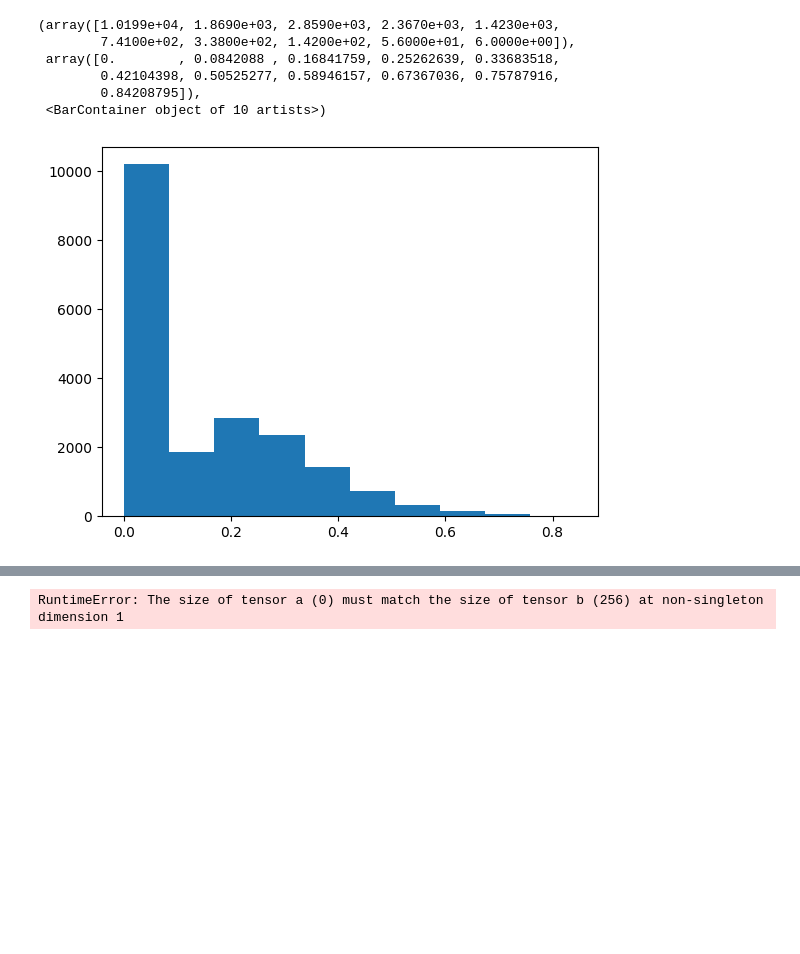
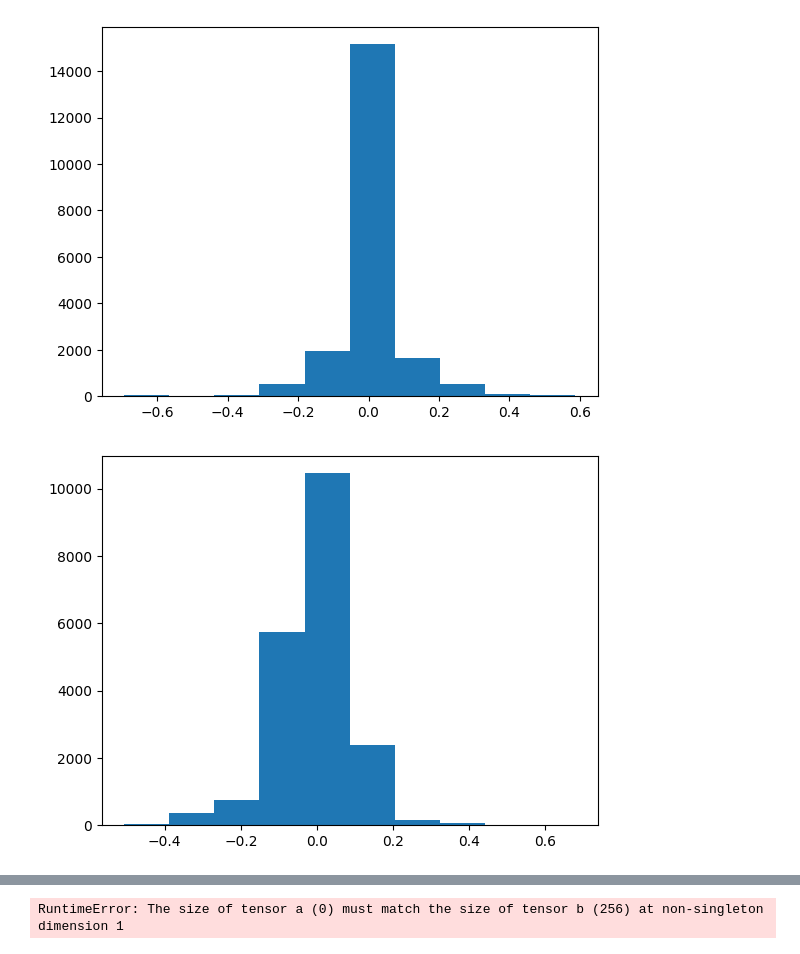
Before and after one commit to big-ucl/functional-effects-model, a Jupyter notebook: src/simple_reproducible_example.ipynb, the cells around one changed output, grey strips where cells are left out. Saved outputs shown, nothing was run; the diff lists cells and outputs as text; code cells hidden in the pictures; blank space fills up the shorter version.

```diff
--- a/src/simple_reproducible_example.ipynb
+++ b/src/simple_reproducible_example.ipynb
@@ -215,9 +171,9 @@ from models_wrapper import RUMBoost, TasteNet
 from parser import parse_cmdline_args
 from synthetic_experiment import gather_functional_intercepts, l1_distance
 
-alt_spec_features = {0: ["f4"]}
+alt_spec_features = {i: [f"f{i+n_socio_dem}"] for i in range(n_utility)}
 # alt_spec_features = {0: []}
-socio_demo_chars = [f"f{i}" for i in range(f_per_utility * n_utility)]
+socio_demo_chars = [f"f{i}" for i in range(n_socio_dem)]
 X_train = dataset.drop(columns=["choice"])
 X_val = dataset_test.drop(columns=["choice"])
 y_train = dataset["choice"]
@@ -238,7 +194,7 @@ args.save_model = True
 args.model = model
 args.dataset = "synthetic"
 args.learning_rate = 1
-args.device = "cpu"
+args.device = "cuda"
 args.num_iterations = 1000
 
 model = RUMBoost(
@@ -257,5 +213,5 @@ best_train_loss, best_val_loss = model.fit()
 
 # predict on the test set
 preds, _, _ = model.predict(X_val)
-loss_test = mse(preds, y_val)
+loss_test = cross_entropy(preds, y_val)
 # %% [output]
@@ -323,10 +272,7 @@ Test Loss: 0.0001235042267446398
 # %%
-plt.hist(learnt_fct_intercepts - learnt_fct_intercepts.min())
+for i in range(n_utility):
+    plt.figure()
+    plt.hist(learnt_fct_intercepts[:,i])
 # %% [output]
-(array([1.0199e+04, 1.8690e+03, 2.8590e+03, 2.3670e+03, 1.4230e+03,
-        7.4100e+02, 3.3800e+02, 1.4200e+02, 5.6000e+01, 6.0000e+00]),
- array([0.        , 0.0842088 , 0.16841759, 0.25262639, 0.33683518,
-        0.42104398, 0.50525277, 0.58946157, 0.67367036, 0.75787916,
-        0.84208795]),
- <BarContainer object of 10 artists>)
-[figure, old version]
+[figure, new version]
+[figure, added]
```
Also changed, not shown: parts of 6 cells of this notebook, 17 other files.
